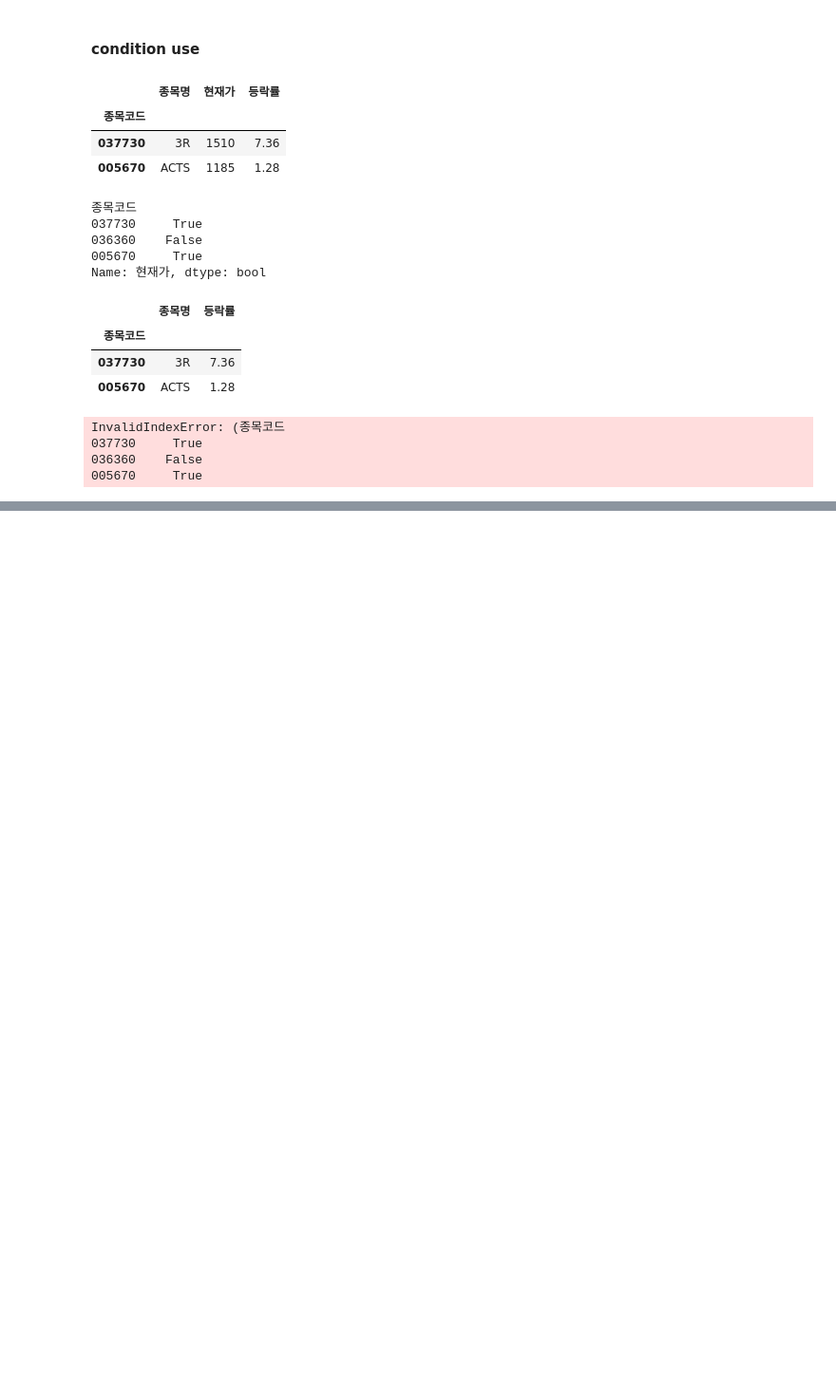
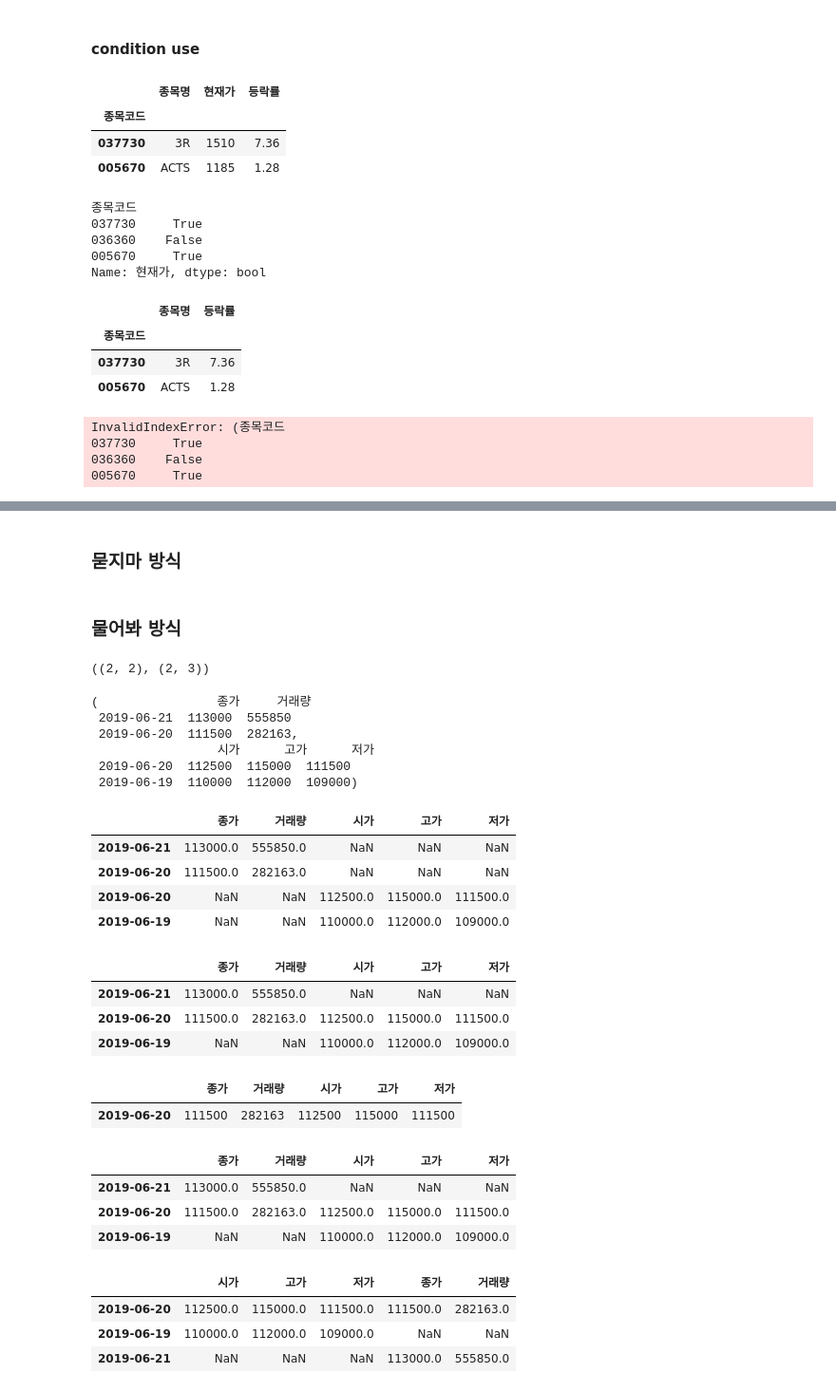
Before and after one commit to Huey-fitpet/study_pandas, a Jupyter notebook: codes/06.DataFrame_filters.ipynb, the cells around one changed output, grey strips where cells are left out. Shown: that part at 95% size. Cells and saved outputs as stored; diff of their text form; code cells hidden in the pictures; blank space fills up the shorter version.

```diff
--- a/codes/06.DataFrame_filters.ipynb
+++ b/codes/06.DataFrame_filters.ipynb
@@ -149,0 +182,72 @@ InvalidIndexError: (종목코드
+# %% [markdown]
+### 묻지마 방식
+# %%
+data = {
+    '종가': [113000, 111500],
+    '거래량': [555850, 282163]
+}
+
+index = ["2019-06-21", "2019-06-20"]
+df_first = pd.DataFrame(data=data, index=index)
+
+data = {
+    '시가': [112500, 110000],
+    '고가': [115000, 112000],
+    '저가': [111500, 109000]
+}
+
+index = ["2019-06-20", "2019-06-19"]
+df_second = pd.DataFrame(data=data, index=index)
+# %% [markdown]
+### 물어봐 방식
+# %%
+df_first.shape, df_second.shape
+# %% [output]
+((2, 2), (2, 3))
+# %%
+df_first, df_second
+# %% [output]
+(                종가     거래량
+ 2019-06-21  113000  555850
+ 2019-06-20  111500  282163,
+                 시가      고가      저가
+ 2019-06-20  112500  115000  111500
+ 2019-06-19  110000  112000  109000)
+# %%
+pd.concat([df_first,df_second],axis=0)
+# %% [output]
+|  | 종가 | 거래량 | 시가 | 고가 | 저가 |
+| 2019-06-21 | 113000.0 | 555850.0 | NaN | NaN | NaN |
+| 2019-06-20 | 111500.0 | 282163.0 | NaN | NaN | NaN |
+| 2019-06-20 | NaN | NaN | 112500.0 | 115000.0 | 111500.0 |
+| 2019-06-19 | NaN | NaN | 110000.0 | 112000.0 | 109000.0 |
+# %%
+# 열 머지
+pd.concat([df_first,df_second],axis=1)
+# %% [output]
+|  | 종가 | 거래량 | 시가 | 고가 | 저가 |
+| 2019-06-21 | 113000.0 | 555850.0 | NaN | NaN | NaN |
+| 2019-06-20 | 111500.0 | 282163.0 | 112500.0 | 115000.0 | 111500.0 |
+| 2019-06-19 | NaN | NaN | 110000.0 | 112000.0 | 109000.0 |
+# %%
+# 열 머지
+pd.concat([df_first,df_second],axis=1,join='inner') # index를 기준으로 inner join
+# %% [output]
+|  | 종가 | 거래량 | 시가 | 고가 | 저가 |
+| 2019-06-20 | 111500 | 282163 | 112500 | 115000 | 111500 |
+# %%
+# 열 머지
+pd.concat([df_first,df_second],axis=1,join='outer') # index를 기준으로 outer join
+# %% [output]
+|  | 종가 | 거래량 | 시가 | 고가 | 저가 |
+| 2019-06-21 | 113000.0 | 555850.0 | NaN | NaN | NaN |
+| 2019-06-20 | 111500.0 | 282163.0 | 112500.0 | 115000.0 | 111500.0 |
+| 2019-06-19 | NaN | NaN | 110000.0 | 112000.0 | 109000.0 |
+# %%
+# 열 머지
+pd.concat([df_second,df_first],axis=1,join='outer') # index를 기준으로 outer join 항상 index가 기준이 되기 때문에 SQL 과는 다르게 outer 순서 상관이 없다
+# %% [output]
+|  | 시가 | 고가 | 저가 | 종가 | 거래량 |
+| 2019-06-20 | 112500.0 | 115000.0 | 111500.0 | 111500.0 | 282163.0 |
+| 2019-06-19 | 110000.0 | 112000.0 | 109000.0 | NaN | NaN |
+| 2019-06-21 | NaN | NaN | NaN | 113000.0 | 555850.0 |
```
Also changed, not shown: parts of 32 cells of this notebook, 9 other files.
